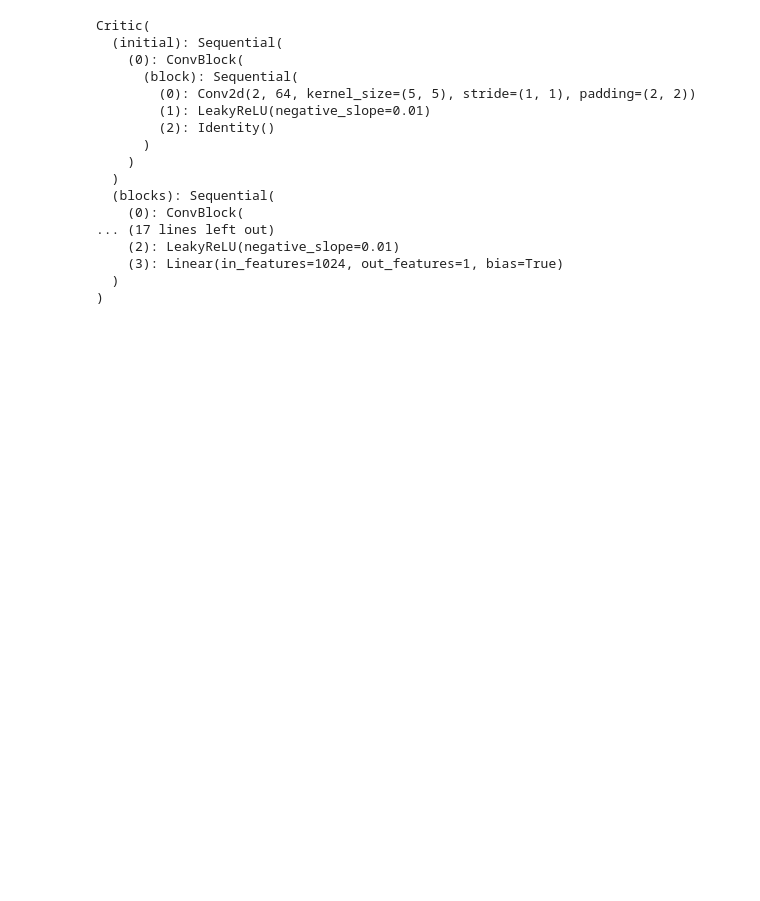
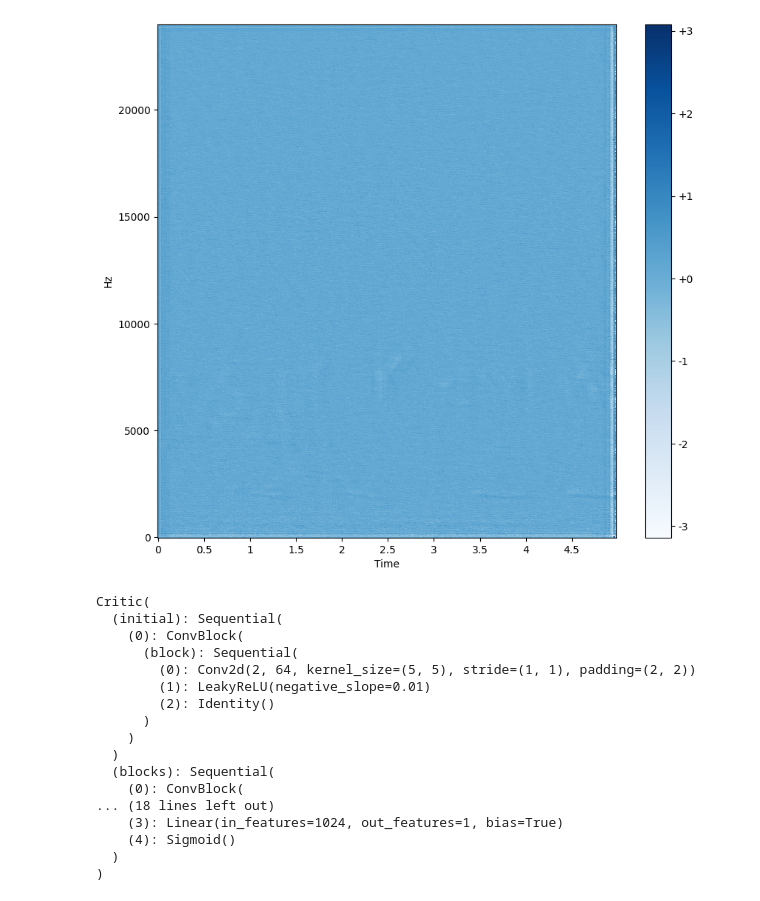
Before and after one commit to llctrautmann/GAILAB, a Jupyter notebook: notebooks/10_SPhaseGAN.ipynb, the cells around one changed output. Cells and saved outputs as stored; diff of their text form; code cells hidden in the pictures; blank space fills up the shorter version.

```diff
--- a/notebooks/10_SPhaseGAN.ipynb
+++ b/notebooks/10_SPhaseGAN.ipynb
@@ -120,0 +122,41 @@ def initialise_weights(model):
+# %%
+# Real Data Testing
+# Data Loader
+
+dataset = 0
+
+if dataset:
+
+    path = '../data/AudioMNIST_Indicies/dummy_labels.csv'
+    root_dir = '../data/AudioMNIST/'
+
+else:
+    path = '../data/AvianID_AcousticIndices/UK_AI.csv'
+    root_dir='../data/UK_BIRD/'
+
+#
+
+ds = AvianNatureSounds(annotation_file=path,
+                       root_dir=root_dir,
+                       mel_spectrogram=None,
+                       mode='stft',
+                       key='habitat',
+                       n_fft=2048,
+                       hop_length=513,
+                       max_ms=5000)
+train_loader = DataLoader(dataset=ds, batch_size=1, shuffle=True)
+
+
+ground_truth, input_mag, _ = next(iter(train_loader))
+
+# Visual Testing
+enable = False
+if enable:
+    plot_spectrograms.plot_spectrograms(ground_truth,magnitude=False)
+
+
+# Generator Check
+initialise_weights(gen)
+gen = Generator(1, 64, 4)
+fake = gen(input_mag)
+assert fake.shape == ground_truth.shape
@@ -121,3 +174,7 @@ def initialise_weights(model):
+# %%
+plot_spectrograms.plot_spectrograms(fake.detach(),magnitude=False)
+# %% [output]
+[figure, added]
 # %%
 # Hyperparameter
 device = 'mps' if torch.backends.mps.is_available() else 'cpu'
@@ -131,8 +189,8 @@ feature_disc = 64
 feature_gen = 64
 noise_dim = 100
 # %%
-gen = Generator().to(device)
-disc = Critic().to(device)
+gen = Generator(in_channel=1).to(device)
+disc = Critic(blocks=2).to(device)
 
 initialise_weights(gen)
 initialise_weights(disc)
@@ -144,8 +202,9 @@ criterion = nn.BCELoss()
 
 fixed_noise = torch.randn(32, noise_dim,1,1).to(device)
 
-writer_fake = SummaryWriter(f'../data/runs/DCGAN_MNIST/fake')
-writer_real = SummaryWriter(f'../data/runs/DCGAN_MNIST/real')
+writer_fake = SummaryWriter(f'../data/runs/SPhaseGAN/fake')
+writer_real = SummaryWriter(f'../data/runs/SPhaseGAN/real')
+writer = SummaryWriter(f'../data/runs/SPhaseGAN/log')
 step = 0
 
 gen.train()
@@ -163,9 +222,9 @@ Critic(
   )
   (blocks): Sequential(
     (0): ConvBlock(
-... (17 lines left out)
-    (2): LeakyReLU(negative_slope=0.01)
+... (18 lines left out)
     (3): Linear(in_features=1024, out_features=1, bias=True)
+    (4): Sigmoid()
   )
 )
 # %%
```
Also changed, not shown: parts of 8 cells of this notebook.
